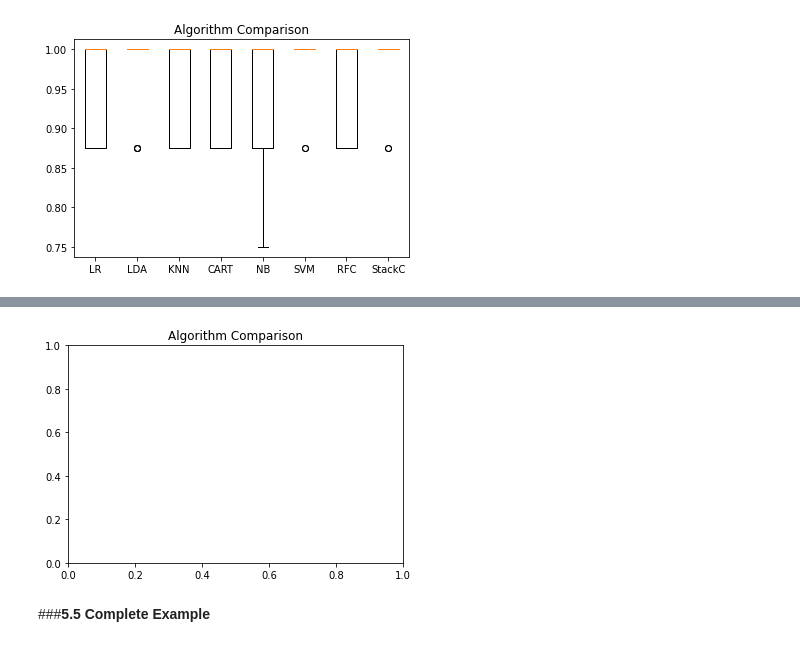
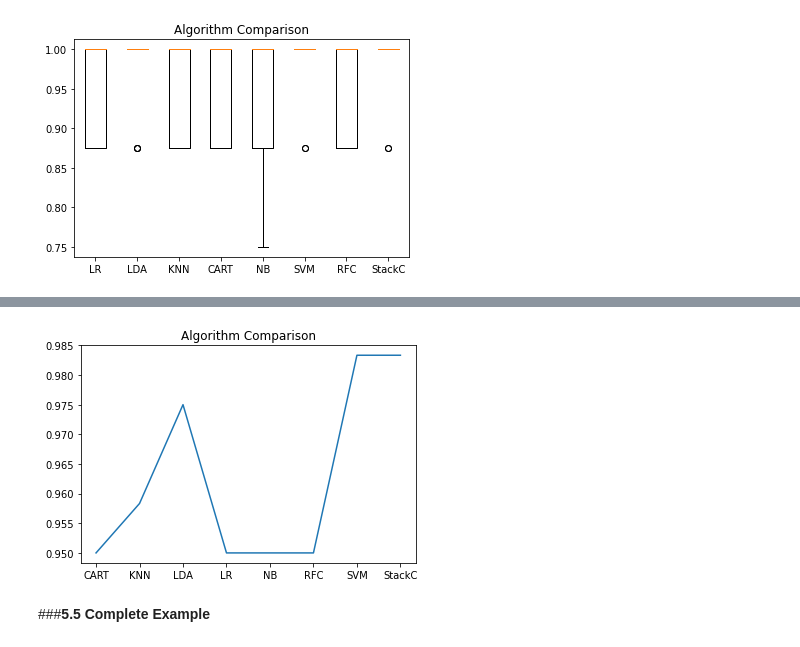
Before and after one commit to KhangTran2503/CS114.K21.KHTN, a Jupyter notebook: Lab06_Your_First_Machine_Learning_Project.ipynb, the cells around one changed output, grey strips where cells are left out. Cells and saved outputs as stored; diff of their text form; code cells hidden in the pictures.

```diff
--- a/Lab06_Your_First_Machine_Learning_Project.ipynb
+++ b/Lab06_Your_First_Machine_Learning_Project.ipynb
@@ -445,9 +459,10 @@ pyplot.show()
 # %%
-pyplot.box(results)
+mean_results = numpy.array(results).mean(axis=1).tolist()
+sns.lineplot(names,mean_results,)
 pyplot.title('Algorithm Comparison')
 pyplot.show()
 # %% [output]
-[figure, old version]
+[figure, new version]
 # %% [markdown]
 ###**5.5 Complete Example**
 # %%
```
Also changed, not shown: parts of 2 cells of this notebook.
